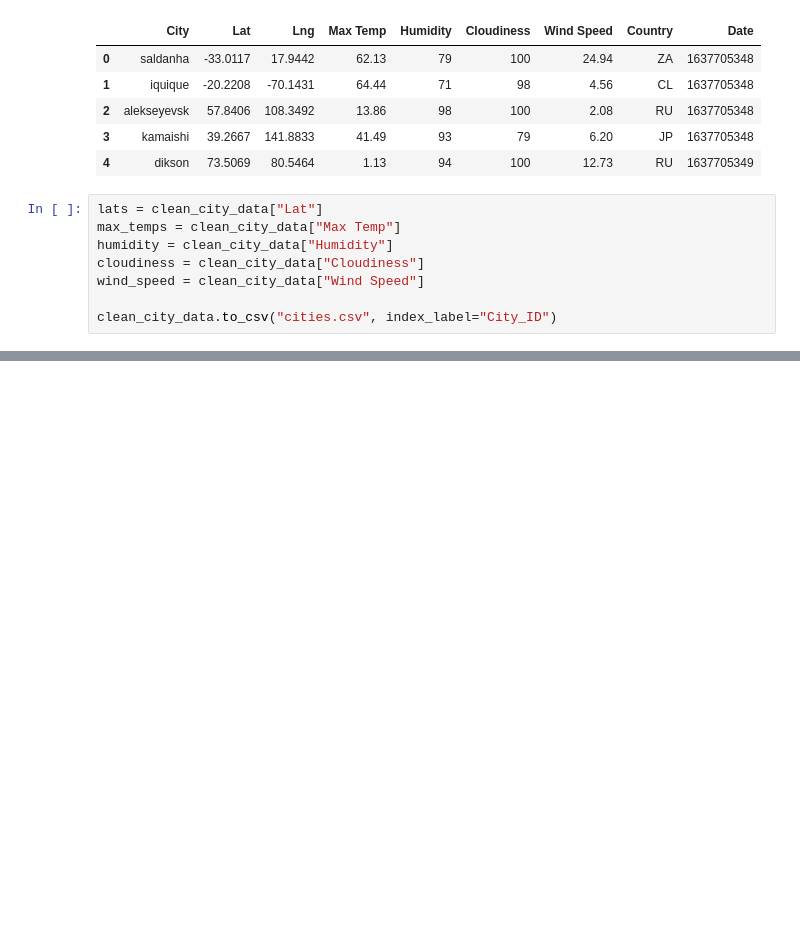
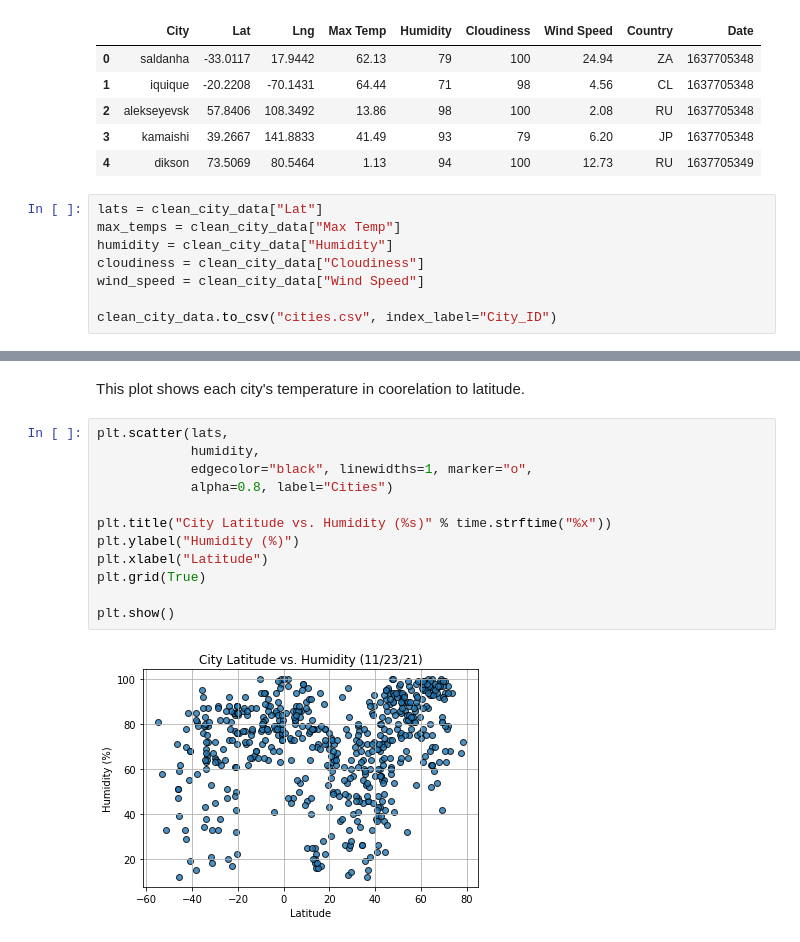
Before and after one commit to jacobhash570/python-api-challenge, a Jupyter notebook: WeatherPy/WeatherPy.ipynb, the cells around one changed output, grey strips where cells are left out. Cells and saved outputs as stored; diff of their text form; blank space fills up the shorter version.

```diff
--- a/WeatherPy/WeatherPy.ipynb
+++ b/WeatherPy/WeatherPy.ipynb
@@ -140,0 +155,16 @@ clean_city_data.to_csv("cities.csv", index_label="City_ID")
+# %% [markdown]
+This plot shows each city's temperature in coorelation to latitude.
+# %%
+plt.scatter(lats,
+            humidity,
+            edgecolor="black", linewidths=1, marker="o",
+            alpha=0.8, label="Cities")
+
+plt.title("City Latitude vs. Humidity (%s)" % time.strftime("%x"))
+plt.ylabel("Humidity (%)")
+plt.xlabel("Latitude")
+plt.grid(True)
+
+plt.show()
+# %% [output]
+[figure, added]
```
Also changed, not shown: parts of 6 cells of this notebook.
